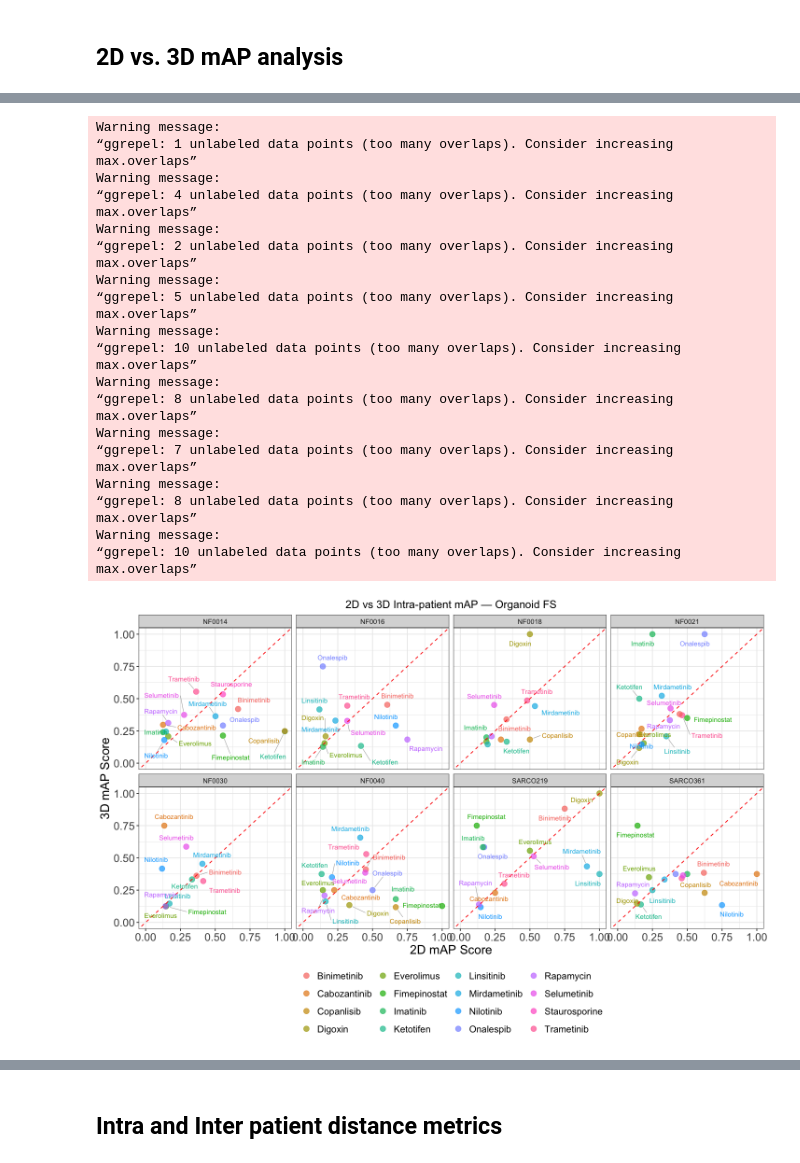
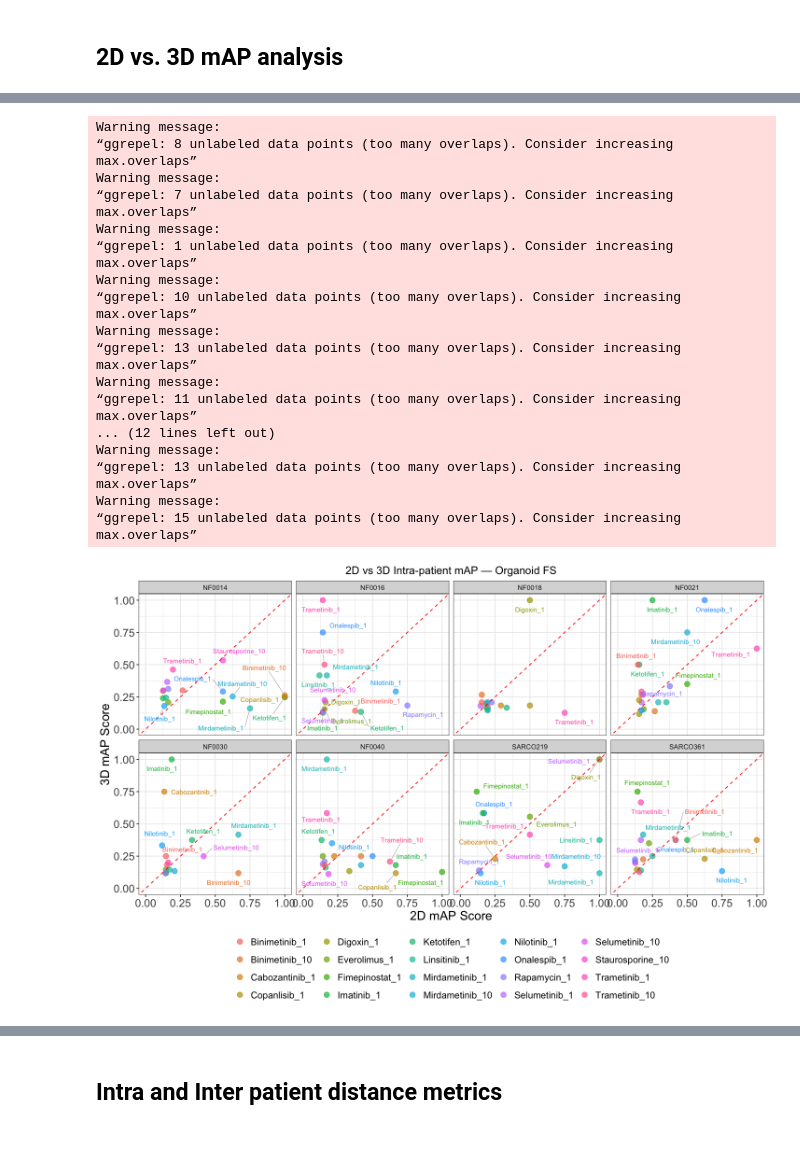
Before and after one commit to MikeLippincott/NF1_organoid_profile_analysis, a Jupyter notebook: 1.EDA/notebooks/6.plot_metrics_and_mAP.ipynb, the cells around one changed output, grey strips where cells are left out. Cells and saved outputs as stored; diff of their text form; code cells hidden in the pictures.

```diff
--- a/1.EDA/notebooks/6.plot_metrics_and_mAP.ipynb
+++ b/1.EDA/notebooks/6.plot_metrics_and_mAP.ipynb
@@ -554,12 +563,12 @@ sc_merged %>%
 # %%
-# Organoid: 2D vs 3D mAP scatter plot faceted by patient
+# Organoid: 2D vs 3D Intra-patient mAP scatter plot faceted by patient
 width <- 12
 height <- 8
 options(repr.plot.width = width, repr.plot.height = height)
 
 organoid_2d_vs_3d_plot <- (
     ggplot(
-        data = organoid_merged,
+        data = mAP_organoid_intra_merged,
         aes(
             x = mAP_2D,
             y = mAP_3D,
@@ -580,51 +589,44 @@ organoid_2d_vs_3d_plot <- (
         axis.title.y = element_text(size = 16),
         axis.text.x = element_text(size = 14),
         axis.text.y = element_text(size = 14),
         legend.position = "bottom",
         legend.title = element_blank(),
         legend.text = element_text(size = 12)
     )
     + xlim(0, 1)
     + ylim(0, 1)
     + facet_wrap(~Metadata_patient, ncol = 4)
     + geom_text_repel(
         aes(label = Metadata_treatment),
         size = 3,
         show.legend = FALSE,
         segment.color = "grey50",
         segment.size = 0.2,
         box.padding = 0.5,
         point.padding = 0.5,
         max.overlaps = 10
     )
 )
-
-ggsave(
-    filename = file.path(figures_path, "organoid_fs_2d_vs_3d_intra_mAP.png"),
-    plot = organoid_2d_vs_3d_plot,
-    width = width,
-    height = height,
-    dpi = 600
-)
+ggsave(filename = file.path(figures_path, "2d_vs_3d_organoid_intra_mAP.png"),
+       plot = organoid_2d_vs_3d_plot, width = width, height = height, dpi = 600)
 organoid_2d_vs_3d_plot
 # %% [output]
-Warning message:
-“ggrepel: 1 unlabeled data points (too many overlaps). Consider increasing max.overlaps”
-Warning message:
-“ggrepel: 4 unlabeled data points (too many overlaps). Consider increasing max.overlaps”
-Warning message:
-“ggrepel: 2 unlabeled data points (too many overlaps). Consider increasing max.overlaps”
-Warning message:
-“ggrepel: 5 unlabeled data points (too many overlaps). Consider increasing max.overlaps”
-Warning message:
-“ggrepel: 10 unlabeled data points (too many overlaps). Consider increasing max.overlaps”
 Warning message:
 “ggrepel: 8 unlabeled data points (too many overlaps). Consider increasing max.overlaps”
 Warning message:
 “ggrepel: 7 unlabeled data points (too many overlaps). Consider increasing max.overlaps”
 Warning message:
-“ggrepel: 8 unlabeled data points (too many overlaps). Consider increasing max.overlaps”
+“ggrepel: 1 unlabeled data points (too many overlaps). Consider increasing max.overlaps”
 Warning message:
 “ggrepel: 10 unlabeled data points (too many overlaps). Consider increasing max.overlaps”
+Warning message:
+“ggrepel: 13 unlabeled data points (too many overlaps). Consider increasing max.overlaps”
+Warning message:
+“ggrepel: 11 unlabeled data points (too many overlaps). Consider increasing max.overlaps”
+... (12 lines left out)
+Warning message:
+“ggrepel: 13 unlabeled data points (too many overlaps). Consider increasing max.overlaps”
+Warning message:
+“ggrepel: 15 unlabeled data points (too many overlaps). Consider increasing max.overlaps”
-[figure, old version]
+[figure, new version]
 # %%
```
Also changed, not shown: parts of 9 cells of this notebook, 11 other files.
